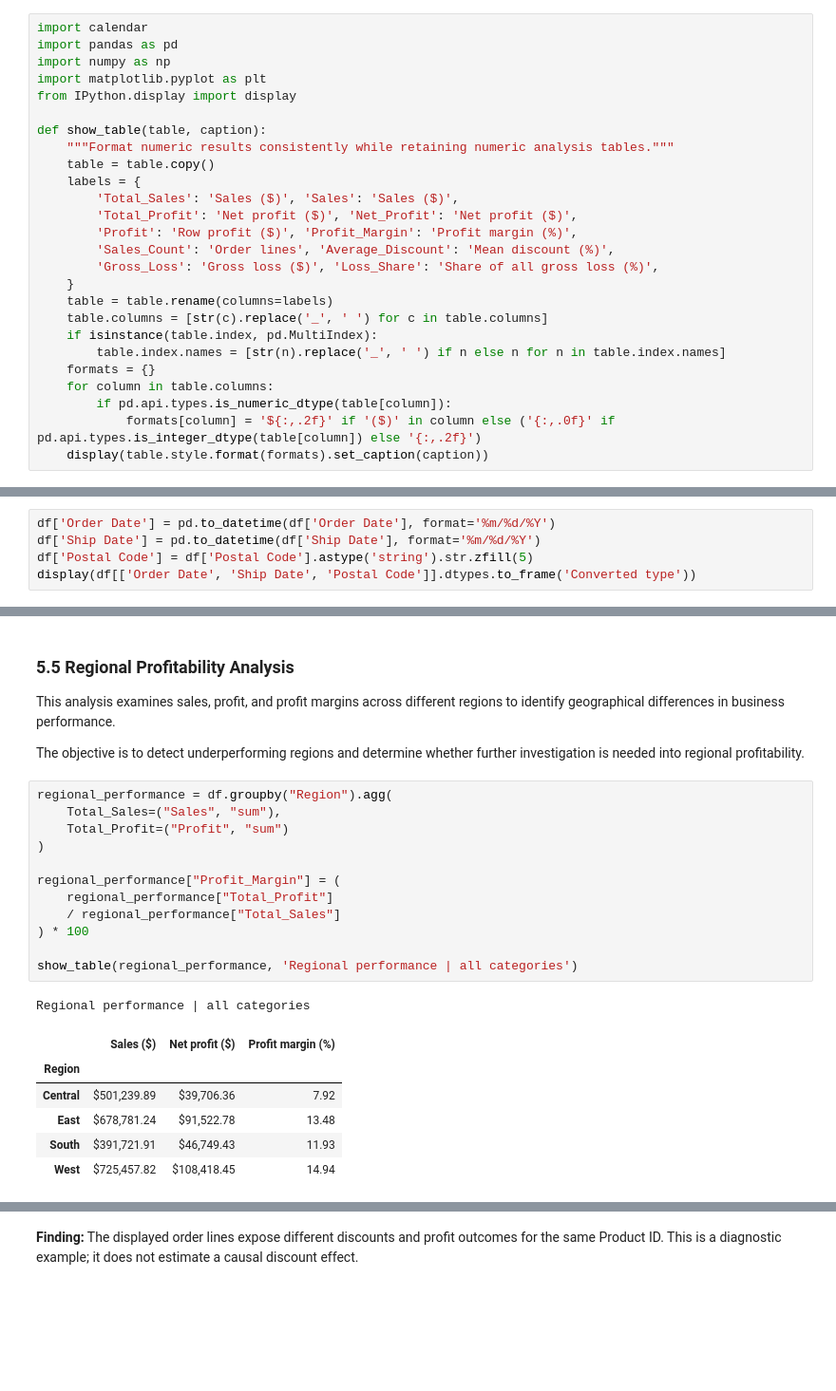
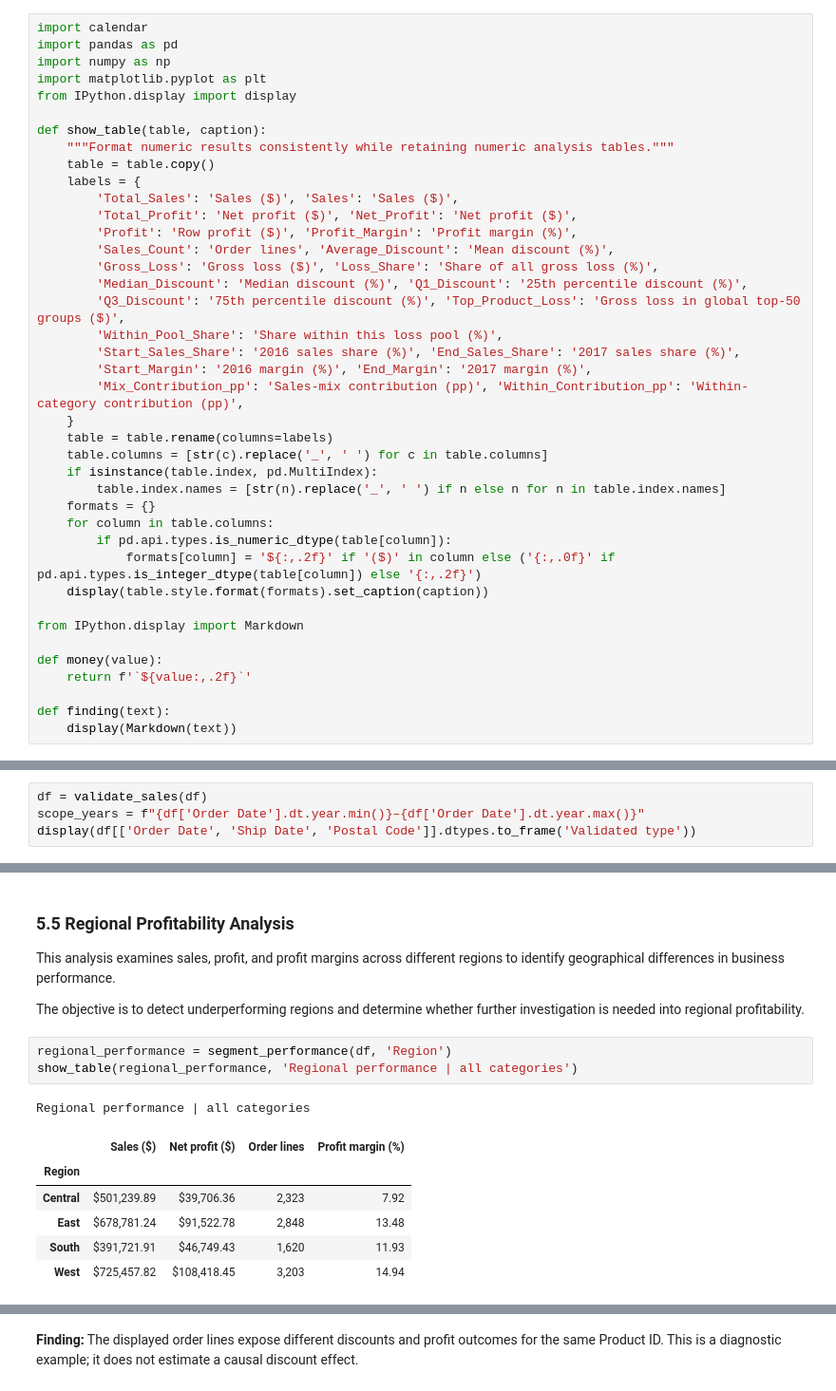
Before and after one commit to yasin-demir/ai-sales-analyst, a Jupyter notebook: notebooks/01_sales_eda.ipynb, the cells around one changed output, grey strips where cells are left out. Shown at 95% size. Saved outputs shown, nothing was run; the diff lists cells and outputs as text; blank space fills up the shorter version.

```diff
--- a/notebooks/01_sales_eda.ipynb
+++ b/notebooks/01_sales_eda.ipynb
@@ -26,6 +28,12 @@ def show_table(table, caption):
         'Profit': 'Row profit ($)', 'Profit_Margin': 'Profit margin (%)',
         'Sales_Count': 'Order lines', 'Average_Discount': 'Mean discount (%)',
         'Gross_Loss': 'Gross loss ($)', 'Loss_Share': 'Share of all gross loss (%)',
+        'Median_Discount': 'Median discount (%)', 'Q1_Discount': '25th percentile discount (%)',
+        'Q3_Discount': '75th percentile discount (%)', 'Top_Product_Loss': 'Gross loss in global top-50 groups ($)',
+        'Within_Pool_Share': 'Share within this loss pool (%)',
+        'Start_Sales_Share': '2016 sales share (%)', 'End_Sales_Share': '2017 sales share (%)',
+        'Start_Margin': '2016 margin (%)', 'End_Margin': '2017 margin (%)',
+        'Mix_Contribution_pp': 'Sales-mix contribution (pp)', 'Within_Contribution_pp': 'Within-category contribution (pp)',
     }
     table = table.rename(columns=labels)
     table.columns = [str(c).replace('_', ' ') for c in table.columns]
@@ -36,6 +44,14 @@ def show_table(table, caption):
         if pd.api.types.is_numeric_dtype(table[column]):
             formats[column] = '${:,.2f}' if '($)' in column else ('{:,.0f}' if pd.api.types.is_integer_dtype(table[column]) else '{:,.2f}')
     display(table.style.format(formats).set_caption(caption))
+
+from IPython.display import Markdown
+
+def money(value):
+    return f'`${value:,.2f}`'
+
+def finding(text):
+    display(Markdown(text))
 # %% [markdown]
 ## 2. Data Loading
 
@@ -120,6 +148,5 @@ Parse the two date fields with an explicit month/day/year format. Treat Postal C
 # %%
-df['Order Date'] = pd.to_datetime(df['Order Date'], format='%m/%d/%Y')
-df['Ship Date'] = pd.to_datetime(df['Ship Date'], format='%m/%d/%Y')
-df['Postal Code'] = df['Postal Code'].astype('string').str.zfill(5)
-display(df[['Order Date', 'Ship Date', 'Postal Code']].dtypes.to_frame('Converted type'))
+df = validate_sales(df)
+scope_years = f"{df['Order Date'].dt.year.min()}–{df['Order Date'].dt.year.max()}"
+display(df[['Order Date', 'Ship Date', 'Postal Code']].dtypes.to_frame('Validated type'))
 # %% [output]
@@ -476,22 +566,13 @@ This analysis examines sales, profit, and profit margins across different region
 
 The objective is to detect underperforming regions and determine whether further investigation is needed into regional profitability.
 # %%
-regional_performance = df.groupby("Region").agg(
-    Total_Sales=("Sales", "sum"),
-    Total_Profit=("Profit", "sum")
-)
-
-regional_performance["Profit_Margin"] = (
-    regional_performance["Total_Profit"]
-    / regional_performance["Total_Sales"]
-) * 100
-
+regional_performance = segment_performance(df, 'Region')
 show_table(regional_performance, 'Regional performance | all categories')
 # %% [output]
 Regional performance | all categories
-|  | Sales ($) | Net profit ($) | Profit margin (%) |
-| Region |  |  |  |
-| Central | $501,239.89 | $39,706.36 | 7.92 |
-| East | $678,781.24 | $91,522.78 | 13.48 |
-| South | $391,721.91 | $46,749.43 | 11.93 |
-| West | $725,457.82 | $108,418.45 | 14.94 |
+|  | Sales ($) | Net profit ($) | Order lines | Profit margin (%) |
+| Region |  |  |  |  |
+| Central | $501,239.89 | $39,706.36 | 2,323 | 7.92 |
+| East | $678,781.24 | $91,522.78 | 2,848 | 13.48 |
+| South | $391,721.91 | $46,749.43 | 1,620 | 11.93 |
+| West | $725,457.82 | $108,418.45 | 3,203 | 14.94 |
```
Also changed, not shown: parts of 98 cells of this notebook, 10 other files.
